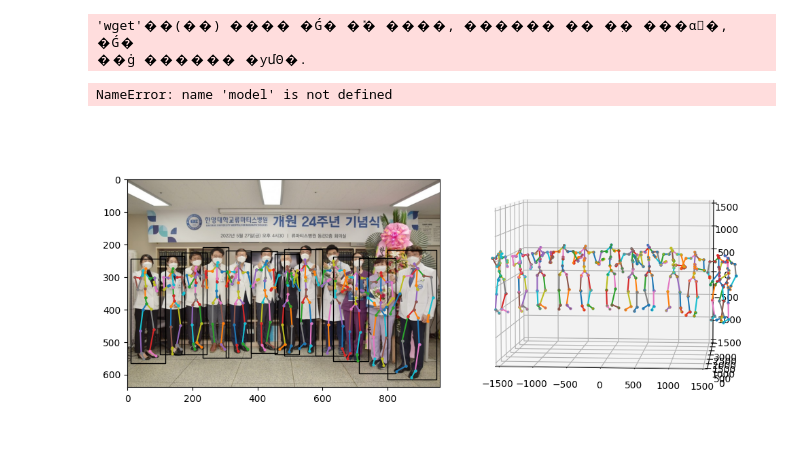
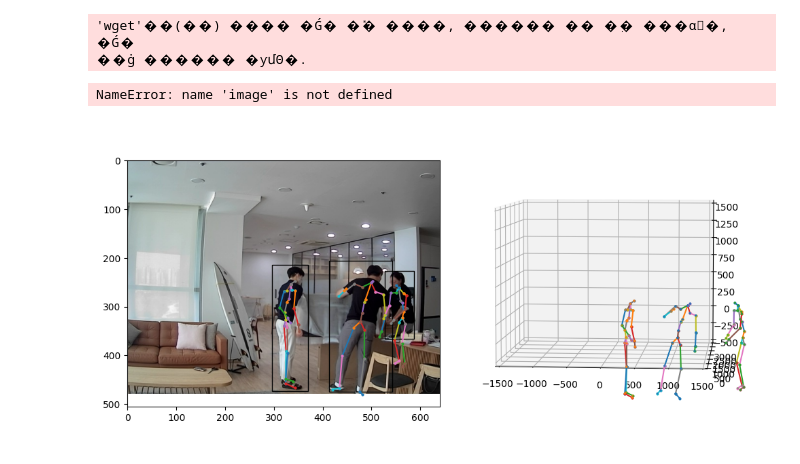
Before and after one commit to jk56789/metrabs, a Jupyter notebook: coede/test1_usemodel.ipynb, the cells around one changed output. Cells and saved outputs as stored; diff of their text form; code cells hidden in the pictures.

```diff
--- a/coede/test1_usemodel.ipynb
+++ b/coede/test1_usemodel.ipynb
@@ -17,12 +17,12 @@ model = tf.saved_model.load(download_model('metrabs_mob3l_y4t')) # or metrabs_ef
 ��ġ ������ �ƴմϴ�.
 # %%
 import cv2
-image = cv2.imread('C:/Users/Leeyourack/jookyoung/image/1.test_image/doctor.jpg')
+image = cv2.imread('C:/Users/Leeyourack/jookyoung/image/1.test_image/peo3.jpg')
 image = cv2.cvtColor(image, cv2.COLOR_BGR2RGB)
 # %%
 pred = model.detect_poses(image, skeleton='smpl_24')
 # %% [output]
-NameError: name 'model' is not defined
+NameError: name 'image' is not defined
 # %%
 import matplotlib.pyplot as plt
 from matplotlib.patches import Rectangle
@@ -33,32 +33,32 @@ def visualize(im, detections, poses3d, poses2d, edges):
     image_ax = fig.add_subplot(1, 2, 1)
     image_ax.imshow(image)
     for x, y, w, h in detections[:, :4]:
         image_ax.add_patch(Rectangle((x, y), w, h, fill=False))
 
     pose_ax = fig.add_subplot(1, 2, 2, projection='3d')
     pose_ax.view_init(5, -85)
     pose_ax.set_xlim3d(-1500, 1500)
-    pose_ax.set_zlim3d(-1500, 1500)
+    pose_ax.set_zlim3d(-500, 1500)
     pose_ax.set_ylim3d(0, 3000)
 
     # Matplotlib plots the Z axis as vertical, but our poses have Y as the vertical axis.
     # Therefore, we do a 90° rotation around the X axis:
     poses3d[..., 1], poses3d[..., 2] = poses3d[..., 2], -poses3d[..., 1]
     for pose3d, pose2d in zip(poses3d, poses2d):
         for i_start, i_end in edges:
             image_ax.plot(*zip(pose2d[i_start], pose2d[i_end]), marker='o', markersize=2)
             pose_ax.plot(*zip(pose3d[i_start], pose3d[i_end]), marker='o', markersize=2)
         image_ax.scatter(*pose2d.T, s=2)
         pose_ax.scatter(*pose3d.T, s=2)
 
     fig.tight_layout()
     plt.show()
 
 visualize(
     image,
     pred['boxes'].numpy(),
     pred['poses3d'].numpy(),
     pred['poses2d'].numpy(),
     model.per_skeleton_joint_edges['smpl_24'].numpy())
 # %% [output]
-[figure, old version]
+[figure, new version]
```
